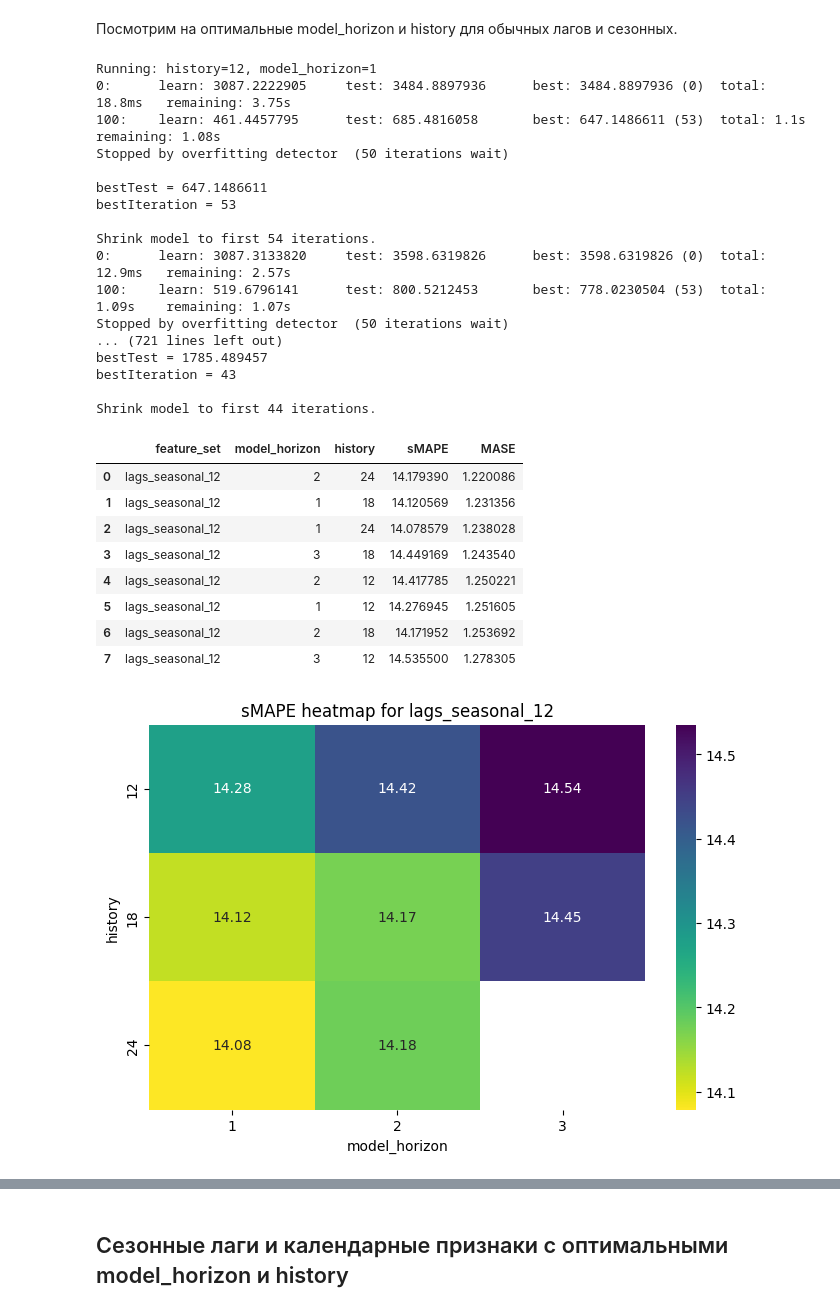
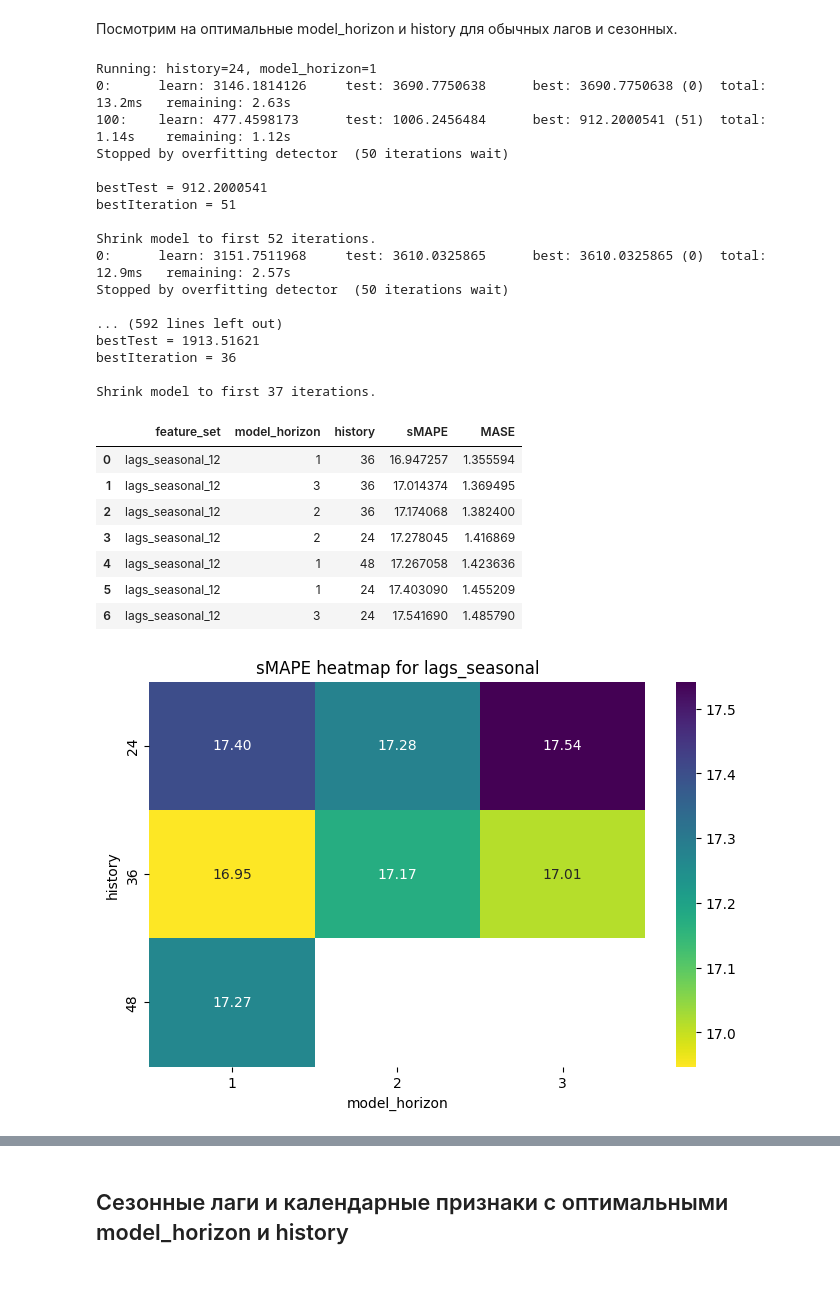
Before and after one commit to Katiukh/TS_HW3, a Jupyter notebook: TS_project.ipynb, the cells around one changed output, grey strips where cells are left out. Saved outputs shown, nothing was run; the diff lists cells and outputs as text; code cells hidden in the pictures; blank space fills up the shorter version.

```diff
--- a/TS_project.ipynb
+++ b/TS_project.ipynb
@@ -1199,21 +1106,15 @@ plt.show()
 # %% [markdown]
 Посмотрим на оптимальные model_horizon и history для обычных лагов и сезонных.
 # %%
-lags_seasonal_12_config = {
-    "use_id": True,
-    "use_calendar": False,
-    "selected_lags": [1, 2, 3, 6, 12],
-    "use_fourier": False,
-}
 experiments_lags_seasonal = [
-    {"model_horizon": 1, "history": 12},
-    {"model_horizon": 2, "history": 12},
-    {"model_horizon": 3, "history": 12},
-    {"model_horizon": 1, "history": 18},
-    {"model_horizon": 2, "history": 18},
-    {"model_horizon": 3, "history": 18},
     {"model_horizon": 1, "history": 24},
     {"model_horizon": 2, "history": 24},
+    {"model_horizon": 3, "history": 24},
+    {"model_horizon": 1, "history": 36},
+    {"model_horizon": 2, "history": 36},
+    {"model_horizon": 3, "history": 36},
+    {"model_horizon": 1, "history": 48}
+
 ]
 results_lags_seasonal = []
 artifacts_lags_seasonal = {}
@@ -1225,8 +1126,8 @@ for cfg in experiments_lags_seasonal:
     print(f"Running: history={history}, model_horizon={model_horizon}")
 
     res = run_holdout_experiment(
-        data=train,
-        feature_config=lags_seasonal_12_config,
+        data=data,
+        feature_config=lags_seasonal_config,
         model_horizon=model_horizon,
         history=history,
         horizon=18,
@@ -1253,47 +1154,46 @@ results_lags_seasonal_df = results_lags_seasonal_df.sort_values(
 
 results_lags_seasonal_df
 # %% [output]
-Running: history=12, model_horizon=1
-0:      learn: 3087.2222905     test: 3484.8897936      best: 3484.8897936 (0)  total: 18.8ms   remaining: 3.75s
-100:    learn: 461.4457795      test: 685.4816058       best: 647.1486611 (53)  total: 1.1s     remaining: 1.08s
+Running: history=24, model_horizon=1
+0:      learn: 3146.1814126     test: 3690.7750638      best: 3690.7750638 (0)  total: 13.2ms   remaining: 2.63s
+100:    learn: 477.4598173      test: 1006.2456484      best: 912.2000541 (51)  total: 1.14s    remaining: 1.12s
 Stopped by overfitting detector  (50 iterations wait)
 
-bestTest = 647.1486611
-bestIteration = 53
+bestTest = 912.2000541
+bestIteration = 51
 
-Shrink model to first 54 iterations.
-0:      learn: 3087.3133820     test: 3598.6319826      best: 3598.6319826 (0)  total: 12.9ms   remaining: 2.57s
-100:    learn: 519.6796141      test: 800.5212453       best: 778.0230504 (53)  total: 1.09s    remaining: 1.07s
+Shrink model to first 52 iterations.
+0:      learn: 3151.7511968     test: 3610.0325865      best: 3610.0325865 (0)  total: 12.9ms   remaining: 2.57s
 Stopped by overfitting detector  (50 iterations wait)
-... (721 lines left out)
-bestTest = 1785.489457
-bestIteration = 43
 
-Shrink model to first 44 iterations.
+... (592 lines left out)
+bestTest = 1913.51621
+bestIteration = 36
+
+Shrink model to first 37 iterations.
 |  | feature_set | model_horizon | history | sMAPE | MASE |
-| 0 | lags_seasonal_12 | 2 | 24 | 14.179390 | 1.220086 |
-| 1 | lags_seasonal_12 | 1 | 18 | 14.120569 | 1.231356 |
-| 2 | lags_seasonal_12 | 1 | 24 | 14.078579 | 1.238028 |
-| 3 | lags_seasonal_12 | 3 | 18 | 14.449169 | 1.243540 |
-| 4 | lags_seasonal_12 | 2 | 12 | 14.417785 | 1.250221 |
-| 5 | lags_seasonal_12 | 1 | 12 | 14.276945 | 1.251605 |
-| 6 | lags_seasonal_12 | 2 | 18 | 14.171952 | 1.253692 |
-| 7 | lags_seasonal_12 | 3 | 12 | 14.535500 | 1.278305 |
+| 0 | lags_seasonal_12 | 1 | 36 | 16.947257 | 1.355594 |
+| 1 | lags_seasonal_12 | 3 | 36 | 17.014374 | 1.369495 |
+| 2 | lags_seasonal_12 | 2 | 36 | 17.174068 | 1.382400 |
+| 3 | lags_seasonal_12 | 2 | 24 | 17.278045 | 1.416869 |
+| 4 | lags_seasonal_12 | 1 | 48 | 17.267058 | 1.423636 |
+| 5 | lags_seasonal_12 | 1 | 24 | 17.403090 | 1.455209 |
+| 6 | lags_seasonal_12 | 3 | 24 | 17.541690 | 1.485790 |
 # %%
 pivot_smape_seasonal = results_lags_seasonal_df.pivot(
     index="history",
     columns="model_horizon",
     values="sMAPE"
 )
 
 plt.figure(figsize=(8, 5))
 sns.heatmap(pivot_smape_seasonal, annot=True, fmt=".2f", cmap="viridis_r")
-plt.title("sMAPE heatmap for lags_seasonal_12")
+plt.title("sMAPE heatmap for lags_seasonal")
 plt.xlabel("model_horizon")
 plt.ylabel("history")
 plt.show()
 # %% [output]
-[figure, old version]
+[figure, new version]
 # %%
 pivot_mase_seasonal = results_lags_seasonal_df.pivot(
     index="history",
```
Also changed, not shown: parts of 48 cells of this notebook.
